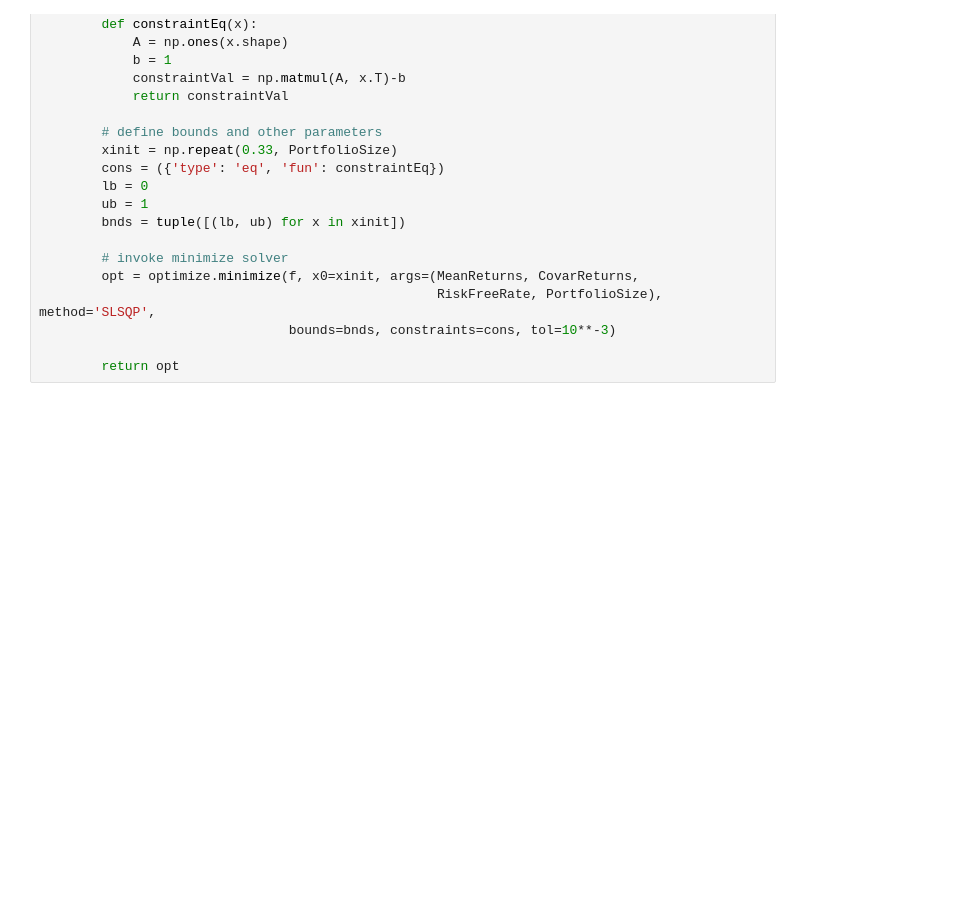
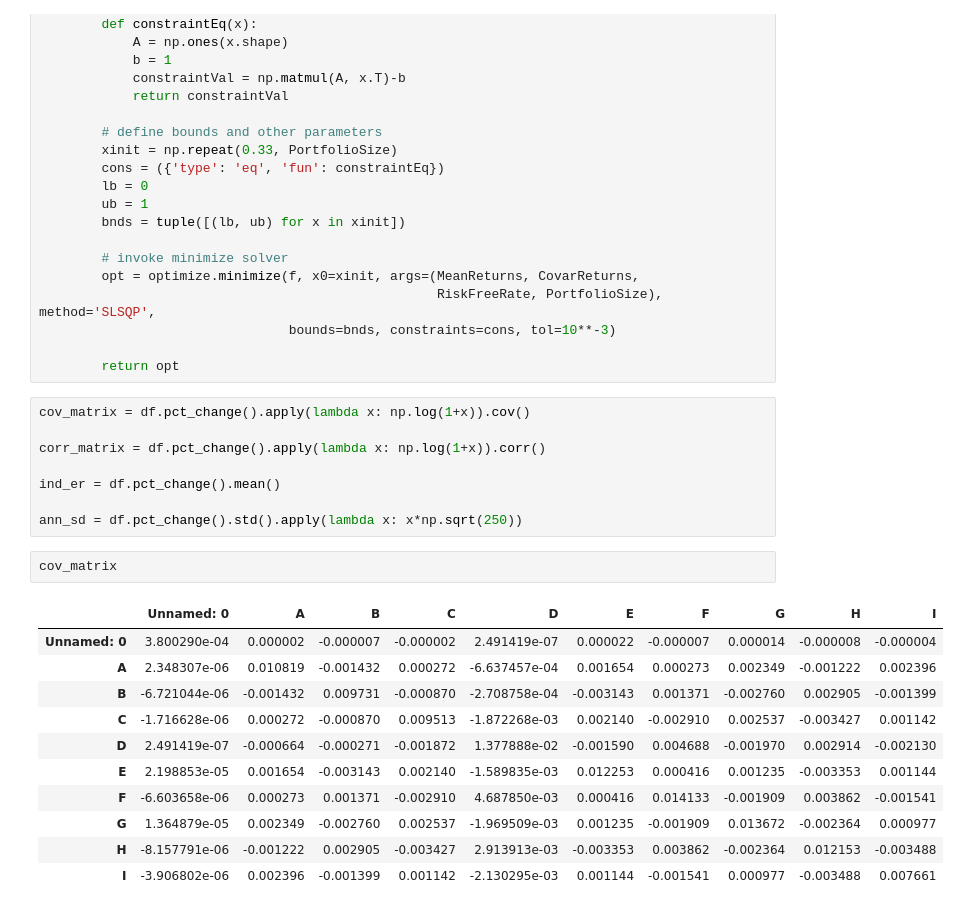
Before and after one commit to zdql/backtesting-1, a Jupyter notebook: analysis/analysis.ipynb, the cells around one changed output. Cells and saved outputs as stored; diff of their text form; blank space fills up the shorter version.

```diff
--- a/analysis/analysis.ipynb
+++ b/analysis/analysis.ipynb
@@ -88,3 +88,25 @@ https://michael-fuchs-python.netlify.app/2020/10/27/time-series-analysis-regress
                                 bounds=bnds, constraints=cons, tol=10**-3)
 
         return opt
+# %%
+cov_matrix = df.pct_change().apply(lambda x: np.log(1+x)).cov()
+
+corr_matrix = df.pct_change().apply(lambda x: np.log(1+x)).corr()
+
+ind_er = df.pct_change().mean()
+
+ann_sd = df.pct_change().std().apply(lambda x: x*np.sqrt(250))
+# %%
+cov_matrix
+# %% [output]
+|  | Unnamed: 0 | A | B | C | D | E | F | G | H | I |
+| Unnamed: 0 | 3.800290e-04 | 0.000002 | -0.000007 | -0.000002 | 2.491419e-07 | 0.000022 | -0.000007 | 0.000014 | -0.000008 | -0.000004 |
+| A | 2.348307e-06 | 0.010819 | -0.001432 | 0.000272 | -6.637457e-04 | 0.001654 | 0.000273 | 0.002349 | -0.001222 | 0.002396 |
+| B | -6.721044e-06 | -0.001432 | 0.009731 | -0.000870 | -2.708758e-04 | -0.003143 | 0.001371 | -0.002760 | 0.002905 | -0.001399 |
+| C | -1.716628e-06 | 0.000272 | -0.000870 | 0.009513 | -1.872268e-03 | 0.002140 | -0.002910 | 0.002537 | -0.003427 | 0.001142 |
+| D | 2.491419e-07 | -0.000664 | -0.000271 | -0.001872 | 1.377888e-02 | -0.001590 | 0.004688 | -0.001970 | 0.002914 | -0.002130 |
+| E | 2.198853e-05 | 0.001654 | -0.003143 | 0.002140 | -1.589835e-03 | 0.012253 | 0.000416 | 0.001235 | -0.003353 | 0.001144 |
+| F | -6.603658e-06 | 0.000273 | 0.001371 | -0.002910 | 4.687850e-03 | 0.000416 | 0.014133 | -0.001909 | 0.003862 | -0.001541 |
+| G | 1.364879e-05 | 0.002349 | -0.002760 | 0.002537 | -1.969509e-03 | 0.001235 | -0.001909 | 0.013672 | -0.002364 | 0.000977 |
+| H | -8.157791e-06 | -0.001222 | 0.002905 | -0.003427 | 2.913913e-03 | -0.003353 | 0.003862 | -0.002364 | 0.012153 | -0.003488 |
+| I | -3.906802e-06 | 0.002396 | -0.001399 | 0.001142 | -2.130295e-03 | 0.001144 | -0.001541 | 0.000977 | -0.003488 | 0.007661 |
```
Also changed, not shown: parts of 4 cells of this notebook, 2 other files.
